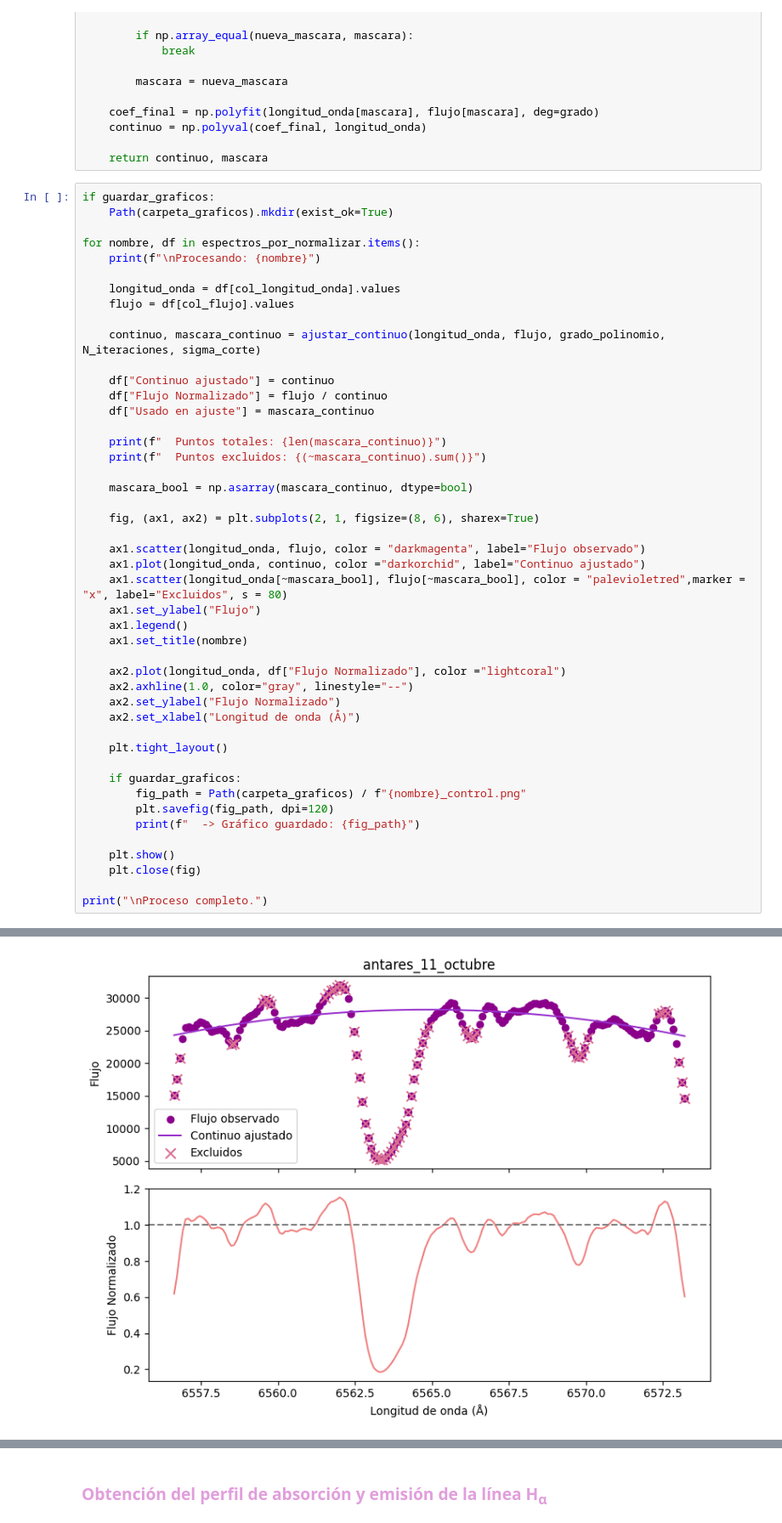
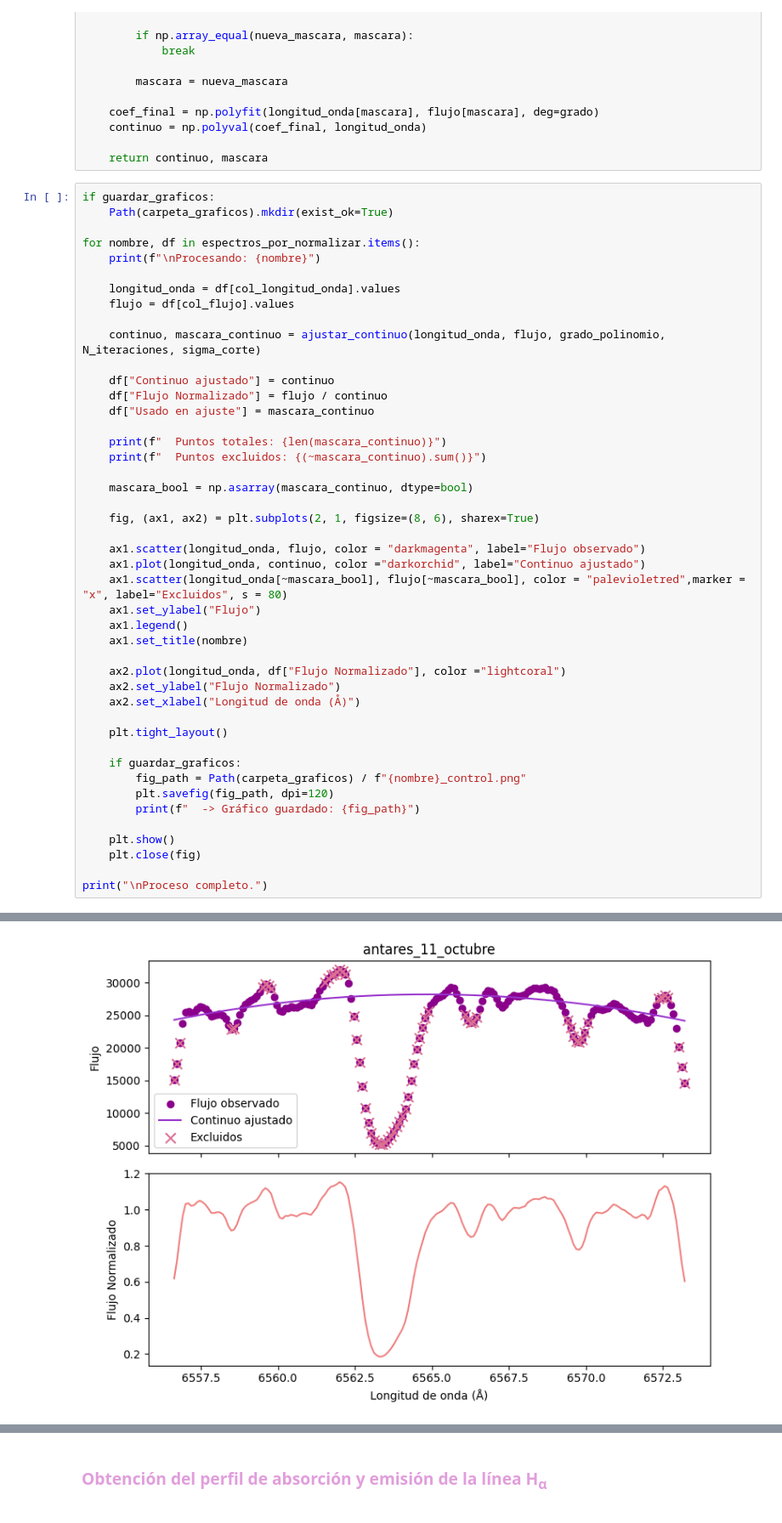
Before and after one commit to JessiDaniL/Tesis, a Jupyter notebook: Datos ESPARTACO/analisis_halpha_antares_ESPARTACO2.ipynb, the cells around one changed output, grey strips where cells are left out. Shown at 85% size. Cells and saved outputs as stored; diff of their text form.

```diff
--- a/Datos ESPARTACO/analisis_halpha_antares_ESPARTACO2.ipynb
+++ b/Datos ESPARTACO/analisis_halpha_antares_ESPARTACO2.ipynb
@@ -243,35 +243,34 @@ for nombre, df in espectros_por_normalizar.items():
 
     fig, (ax1, ax2) = plt.subplots(2, 1, figsize=(8, 6), sharex=True)
 
     ax1.scatter(longitud_onda, flujo, color = "darkmagenta", label="Flujo observado")
     ax1.plot(longitud_onda, continuo, color ="darkorchid", label="Continuo ajustado")
     ax1.scatter(longitud_onda[~mascara_bool], flujo[~mascara_bool], color = "palevioletred",marker = "x", label="Excluidos", s = 80)
     ax1.set_ylabel("Flujo")
     ax1.legend()
     ax1.set_title(nombre)
 
     ax2.plot(longitud_onda, df["Flujo Normalizado"], color ="lightcoral")
-    ax2.axhline(1.0, color="gray", linestyle="--")
     ax2.set_ylabel("Flujo Normalizado")
     ax2.set_xlabel("Longitud de onda (Å)")
 
     plt.tight_layout()
 
     if guardar_graficos:
         fig_path = Path(carpeta_graficos) / f"{nombre}_control.png"
         plt.savefig(fig_path, dpi=120)
         print(f"  -> Gráfico guardado: {fig_path}")
 
     plt.show()
     plt.close(fig)
 
 print("\nProceso completo.")
 # %% [output]
 Procesando: antares_11_octubre
   Puntos totales: 180
   Puntos excluidos: 64
   -> Gráfico guardado: Graficas 2024, 2025 y 2026\Espectros_normalizados\antares_11_octubre_control.png
-[figure, old version]
+[figure, new version]
 Procesando: antares_17_octubre
   Puntos totales: 180
   Puntos excluidos: 67
```
Also changed, not shown: parts of 9 cells of this notebook, 5 other files.
